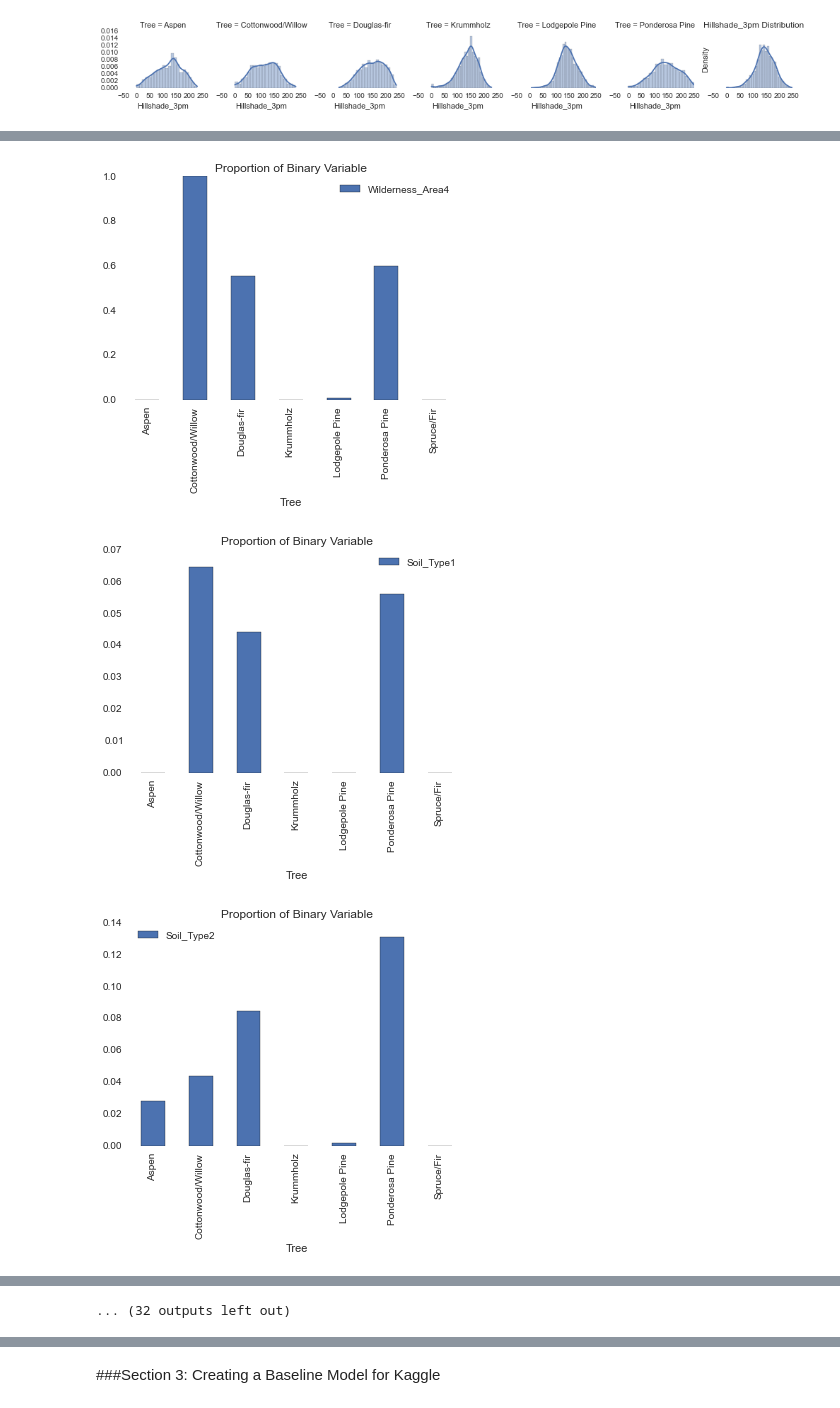
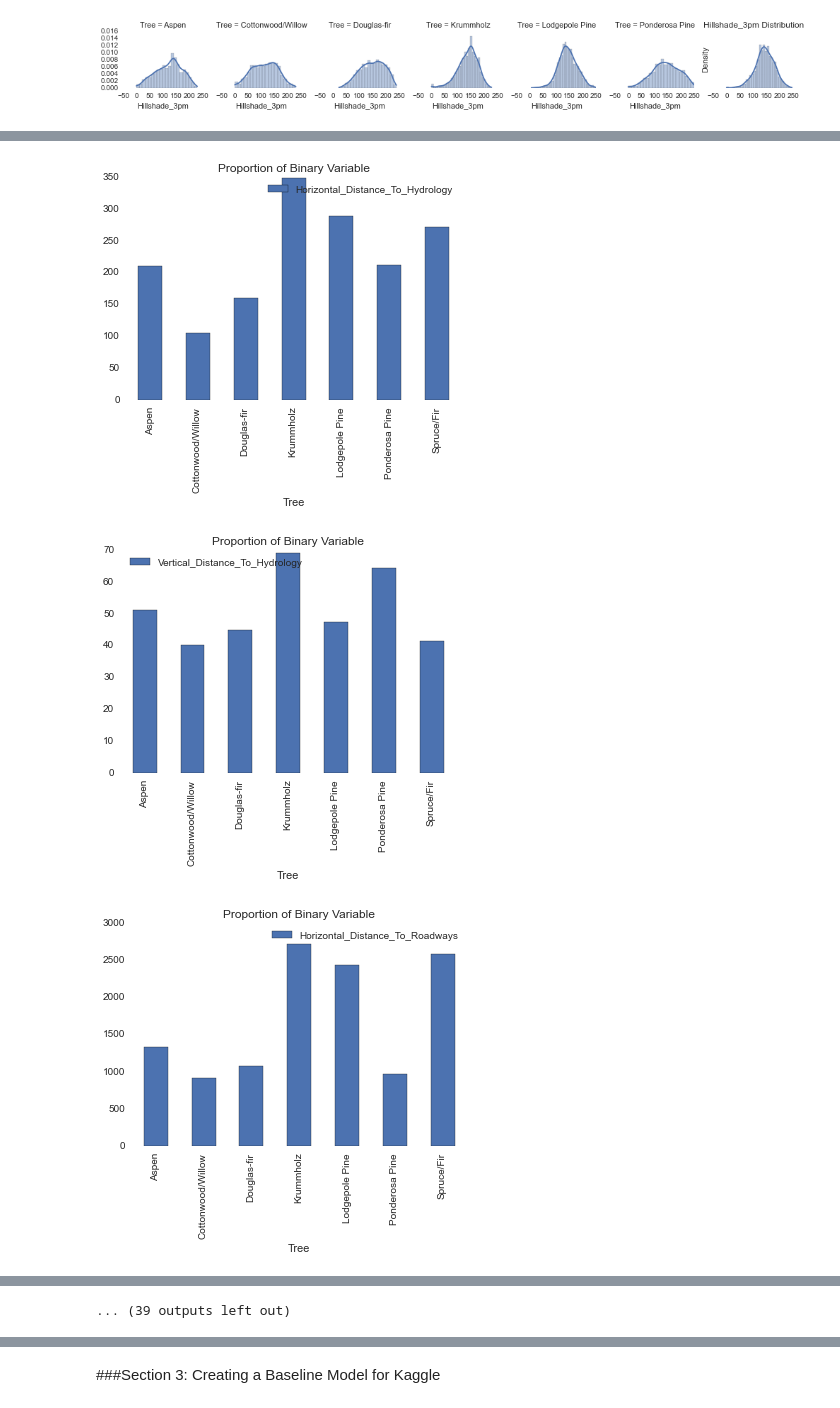
Before and after one commit to nathanieljblack/W207_Project, a Jupyter notebook: W207_Final_Consolidated_V1.ipynb, the cells around one changed output, grey strips where cells are left out. Drawn from its saved outputs; the diff is of its cells as text; code cells hidden in the pictures.

```diff
--- a/W207_Final_Consolidated_V1.ipynb
+++ b/W207_Final_Consolidated_V1.ipynb
@@ -156,7 +160,7 @@ for col in ordinal_columns:
 [figure]
 [figure]
 # %%
-nonbin = contin_col + ordinal_columns + ['Tree', 'Id', 'Cover_Type']
+nonbin = ordinal_columns + ['Tree', 'Id', 'Cover_Type']
 binary_columns = [x for x in train_data.columns if x not in nonbin]
 
 def binary_dist(var):
@@ -173,3 +177,3 @@ for i in binary_columns:
-[figure, old version]
+[figure, new version]
-[figure, old version]
+[figure, new version]
-[figure, old version]
+[figure, new version]
@@ -182,4 +186,4 @@ for i in binary_columns:
-... (32 outputs left out)
+... (39 outputs left out)
 # %%
 
 train_filedata = np.genfromtxt('train.csv', skip_header=1, delimiter=',', dtype=int)
```
Also changed, not shown: parts of 28 cells of this notebook.
